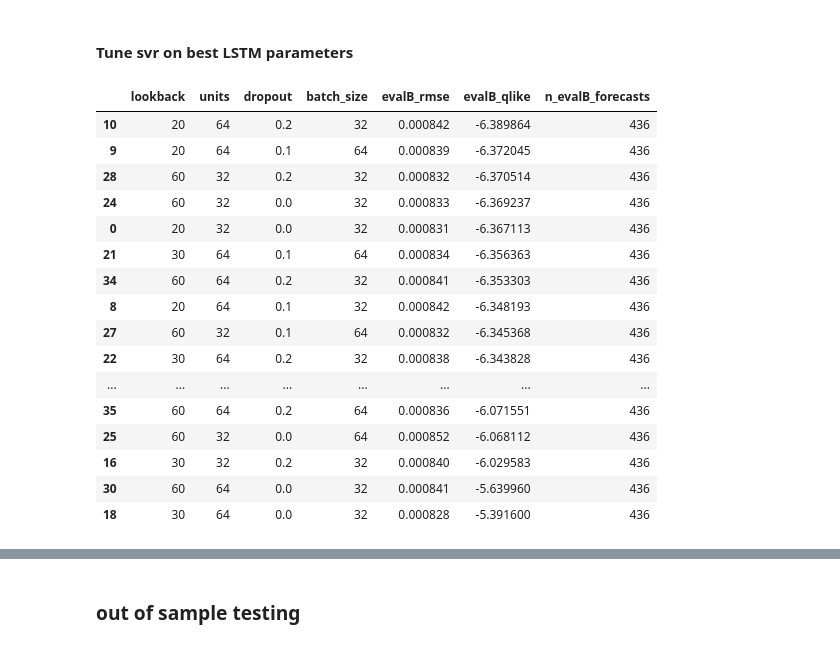
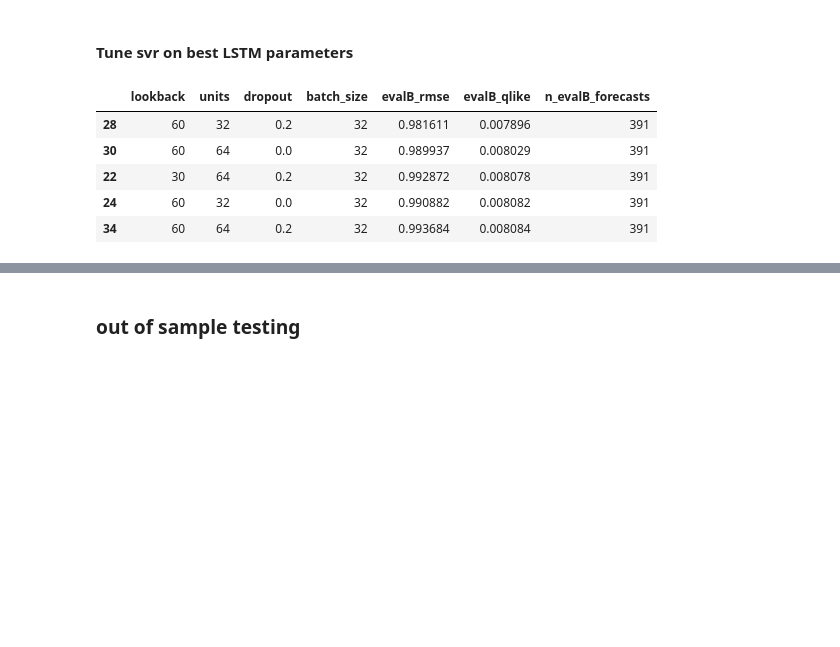
Before and after one commit to Therulow/DSE4211-GRP13, a Jupyter notebook: lstm-regimeaware/lstm_regime6.ipynb, the cells around one changed output, grey strips where cells are left out. Saved outputs shown, nothing was run; the diff lists cells and outputs as text; code cells hidden in the pictures; blank space fills up the shorter version.

```diff
--- a/lstm-regimeaware/lstm_regime6.ipynb
+++ b/lstm-regimeaware/lstm_regime6.ipynb
@@ -147,12 +163,12 @@ def create_rolling_scaled_sequences_range(
 ):
     X, y, dates = [], [], []
 
-    first_valid_idx = max(start_idx, lookback, scale_window)
+    first_valid_idx = max(start_idx, lookback - 1, scale_window - 1)
 
     for t in range(first_valid_idx, end_idx - 1):
 
-        hist_window = df[feature_cols].iloc[t - scale_window:t]
-        seq_window = df[feature_cols].iloc[t - lookback:t]
+        hist_window = df[feature_cols].iloc[t - scale_window + 1:t + 1]
+        seq_window = df[feature_cols].iloc[t - lookback + 1:t + 1]
 
         target = df[target_col].iloc[t + 1]
 
@@ -178,7 +194,6 @@ def create_rolling_scaled_sequences_range(
 
     return np.array(X), np.array(y), dates
 # %%
-# use this for training
 def create_rolling_scaled_sequences_range_weights(
     df, feature_cols, target_col, lookback, scale_window,
     start_idx, end_idx, weights_full, date_col=None
@@ -188,11 +203,10 @@ def create_rolling_scaled_sequences_range_weights(
     first_valid_idx = max(start_idx, lookback, scale_window)
 
     for t in range(first_valid_idx, end_idx - 1):
-        hist_window = df[feature_cols].iloc[t - scale_window:t]
-        seq_window = df[feature_cols].iloc[t - lookback:t]
+        hist_window = df[feature_cols].iloc[t - scale_window + 1:t + 1]
+        seq_window = df[feature_cols].iloc[t - lookback + 1:t + 1]
         target = df[target_col].iloc[t + 1]
 
-        # weight aligned with target at t+1
         weight = weights_full[t + 1]
 
         if hist_window.isnull().any().any():
@@ -220,6 +234,7 @@ def create_rolling_scaled_sequences_range_weights(
 
     return np.array(X), np.array(y), dates, np.array(w), np.array(target_idx)
 
+
 def scale_rolling(df_hist, feature_cols, lookback, scale_window=730):
 
     scaler_hist = df_hist[feature_cols].iloc[-min(scale_window, len(df_hist)):].copy()
@@ -232,18 +247,3 @@ def scale_rolling(df_hist, feature_cols, lookback, scale_window=730):
     seq_scaled = scaler.transform(seq_raw)
 
     return seq_scaled, scaler
-
-def build_lstm_model(lookback, n_features, n_regimes=2, units=64, dropout=0.2, optimizer="adam"):
-    model = Sequential([
-        LSTM(units, input_shape=(lookback, n_features)),
-        Dropout(dropout),
-        Dense(32, activation="relu"),
-        Dense(n_regimes, activation="softmax")
-    ])
-
-    model.compile(
-        optimizer=optimizer,
-        loss="categorical_crossentropy",
-        metrics=["accuracy"]
-    )
-    return model
@@ -521,6 +450,15 @@ def qlike(y_true, y_pred, eps=1e-12):
     yp = y_pred[mask]
 
     return np.mean(np.log(yp + eps) + yt / (yp + eps))
+
+
+def qlike2(test_actuals, test_preds):
+    test_actuals = np.asarray(test_actuals, dtype=float)
+    test_preds = np.asarray(test_preds, dtype=float)
+
+    test_qlike = np.mean(test_actuals / (test_preds + 1e-10) - np.log(test_actuals / (test_preds + 1e-10)) - 1)
+
+    return test_qlike
 # %%
 from tensorflow.keras.callbacks import EarlyStopping
 from tensorflow.keras.utils import to_categorical
@@ -757,7 +695,7 @@ for i, params in enumerate(lstm_param_grid, 1):
             start_idx=evalB_start_idx,
             end_idx=evalB_end_idx,
             x_feature_cols=svr_features,
-            realized_var_col="realized_variance",
+            realized_var_col="log_realized_variance",
             date_col="date",
             rolling_window=stage2_window,
             kernel=fixed_svr_params["kernel"],
@@ -768,7 +706,7 @@ for i, params in enumerate(lstm_param_grid, 1):
         )
 
         evalB_rmse = rmse(evalB_stage2["actual_var"], evalB_stage2["var_svr"])
-        evalB_qlike = qlike(evalB_stage2["actual_var"], evalB_stage2["var_svr"])
+        evalB_qlike = qlike2(evalB_stage2["actual_var"], evalB_stage2["var_svr"])
         n_evalB_forecasts = evalB_stage2["var_svr"].notna().sum()
 
         lstm_results.append({
@@ -813,25 +751,14 @@ print(lstm_results_df.head())
 # %% [markdown]
 #### Tune svr on best LSTM parameters
 # %%
-lstm_results_df
+lstm_results_df.head()
 # %% [output]
 |  | lookback | units | dropout | batch_size | evalB_rmse | evalB_qlike | n_evalB_forecasts |
-| 10 | 20 | 64 | 0.2 | 32 | 0.000842 | -6.389864 | 436 |
-| 9 | 20 | 64 | 0.1 | 64 | 0.000839 | -6.372045 | 436 |
-| 28 | 60 | 32 | 0.2 | 32 | 0.000832 | -6.370514 | 436 |
-| 24 | 60 | 32 | 0.0 | 32 | 0.000833 | -6.369237 | 436 |
-| 0 | 20 | 32 | 0.0 | 32 | 0.000831 | -6.367113 | 436 |
-| 21 | 30 | 64 | 0.1 | 64 | 0.000834 | -6.356363 | 436 |
-| 34 | 60 | 64 | 0.2 | 32 | 0.000841 | -6.353303 | 436 |
-| 8 | 20 | 64 | 0.1 | 32 | 0.000842 | -6.348193 | 436 |
-| 27 | 60 | 32 | 0.1 | 64 | 0.000832 | -6.345368 | 436 |
-| 22 | 30 | 64 | 0.2 | 32 | 0.000838 | -6.343828 | 436 |
-| ... | ... | ... | ... | ... | ... | ... | ... |
-| 35 | 60 | 64 | 0.2 | 64 | 0.000836 | -6.071551 | 436 |
-| 25 | 60 | 32 | 0.0 | 64 | 0.000852 | -6.068112 | 436 |
-| 16 | 30 | 32 | 0.2 | 32 | 0.000840 | -6.029583 | 436 |
-| 30 | 60 | 64 | 0.0 | 32 | 0.000841 | -5.639960 | 436 |
-| 18 | 30 | 64 | 0.0 | 32 | 0.000828 | -5.391600 | 436 |
+| 28 | 60 | 32 | 0.2 | 32 | 0.981611 | 0.007896 | 391 |
+| 30 | 60 | 64 | 0.0 | 32 | 0.989937 | 0.008029 | 391 |
+| 22 | 30 | 64 | 0.2 | 32 | 0.992872 | 0.008078 | 391 |
+| 24 | 60 | 32 | 0.0 | 32 | 0.990882 | 0.008082 | 391 |
+| 34 | 60 | 64 | 0.2 | 32 | 0.993684 | 0.008084 | 391 |
 # %%
 best_lstm_params = lstm_results_df.iloc[0].to_dict()
 print(best_lstm_params)
```
Also changed, not shown: parts of 17 cells of this notebook, 3 other files.
